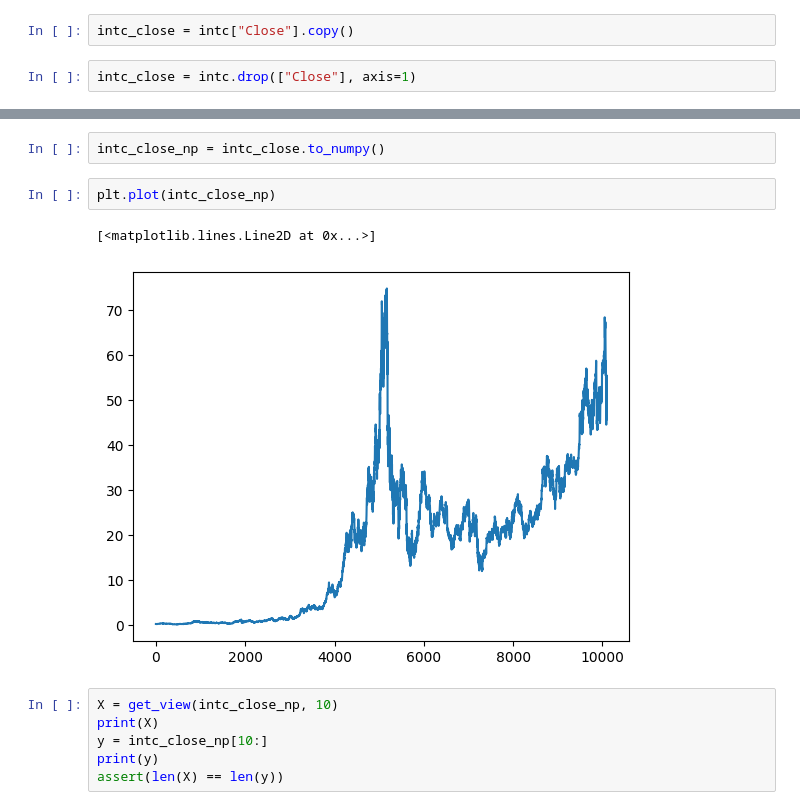
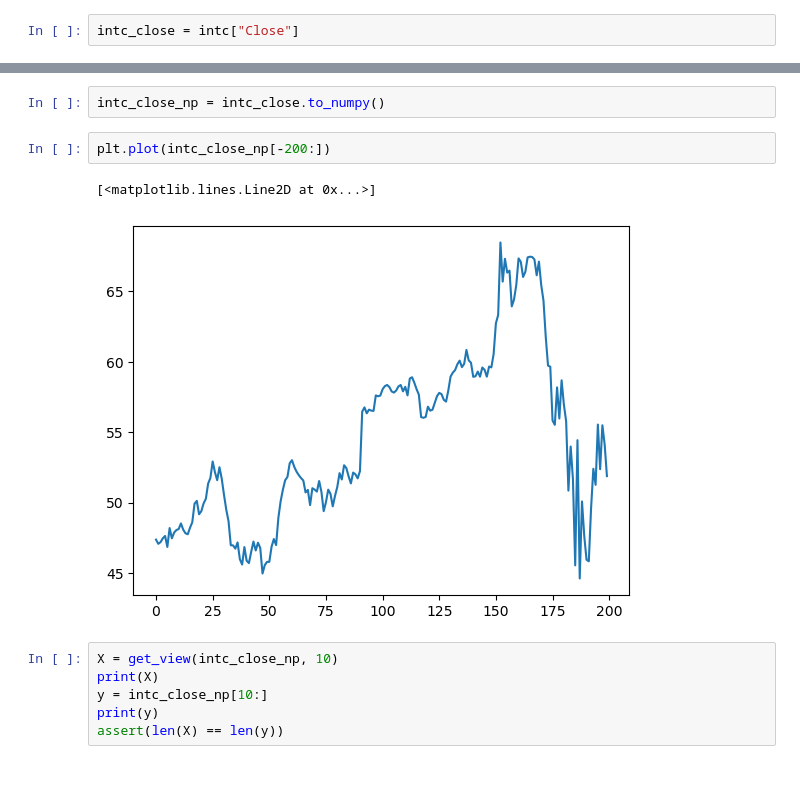
Before and after one commit to vuanhhuyhlqn/stock_predict_ML, a Jupyter notebook: test.ipynb, the cells around one changed output, grey strips where cells are left out. Drawn from its saved outputs; the diff is of its cells as text; blank space fills up the shorter version.

```diff
--- a/test.ipynb
+++ b/test.ipynb
@@ -56,6 +56,4 @@ intc_row
 |  | Nasdaq Traded | Symbol | Security Name | Listing Exchange | Market Category | ETF | Round Lot Size | ... |
 | 3772 | Y | INTC | Intel Corporation - Common Stock | Q | Q | N | 100.0 | ... |
 # %%
-intc_close = intc["Close"].copy()
+intc_close = intc["Close"]
-# %%
-intc_close = intc.drop(["Close"], axis=1)
@@ -78,10 +60,10 @@ memory usage: 473.5+ KB
 # %%
 intc_close_np = intc_close.to_numpy()
 # %%
-plt.plot(intc_close_np)
+plt.plot(intc_close_np[-200:])
 # %% [output]
 [<matplotlib.lines.Line2D at 0x...>]
-[figure, old version]
+[figure, new version]
 # %%
 X = get_view(intc_close_np, 10)
 print(X)
```
Also changed, not shown: parts of 1 cell of this notebook, 2 other files.
